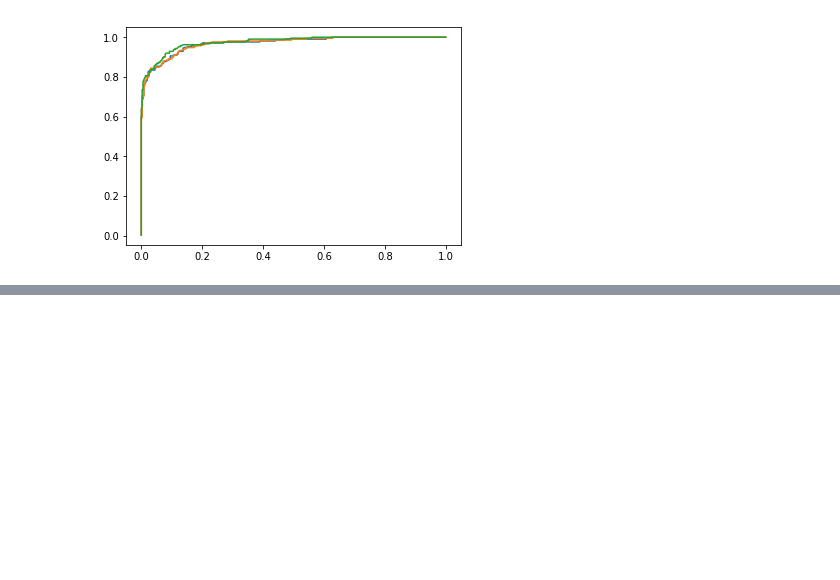
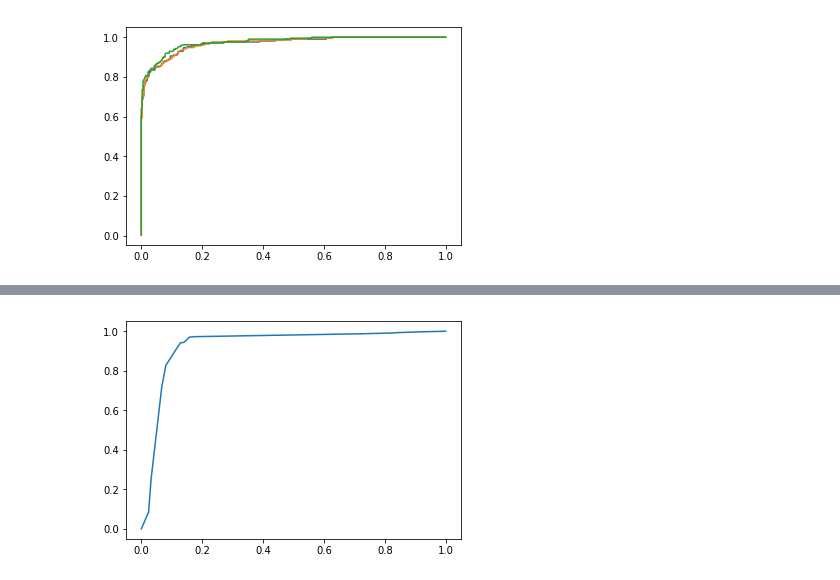
Before and after one commit to AndreySmirdin/ml_introduction, a Jupyter notebook: Task1.ipynb, the cells around one changed output, grey strips where cells are left out. Drawn from its saved outputs; the diff is of its cells as text; code cells hidden in the pictures; blank space fills up the shorter version.

```diff
--- a/Task1.ipynb
+++ b/Task1.ipynb
@@ -404,0 +422,4 @@ Accuracy for depth 9 is 0.7155266015200868
+# %%
+draw_rocs_for_prob_thresholds(spam_train, spam_train_labels, spam_validation, spam_validation_labels, depth=8)
+# %% [output]
+[figure, added]
```
Also changed, not shown: parts of 10 cells of this notebook.
